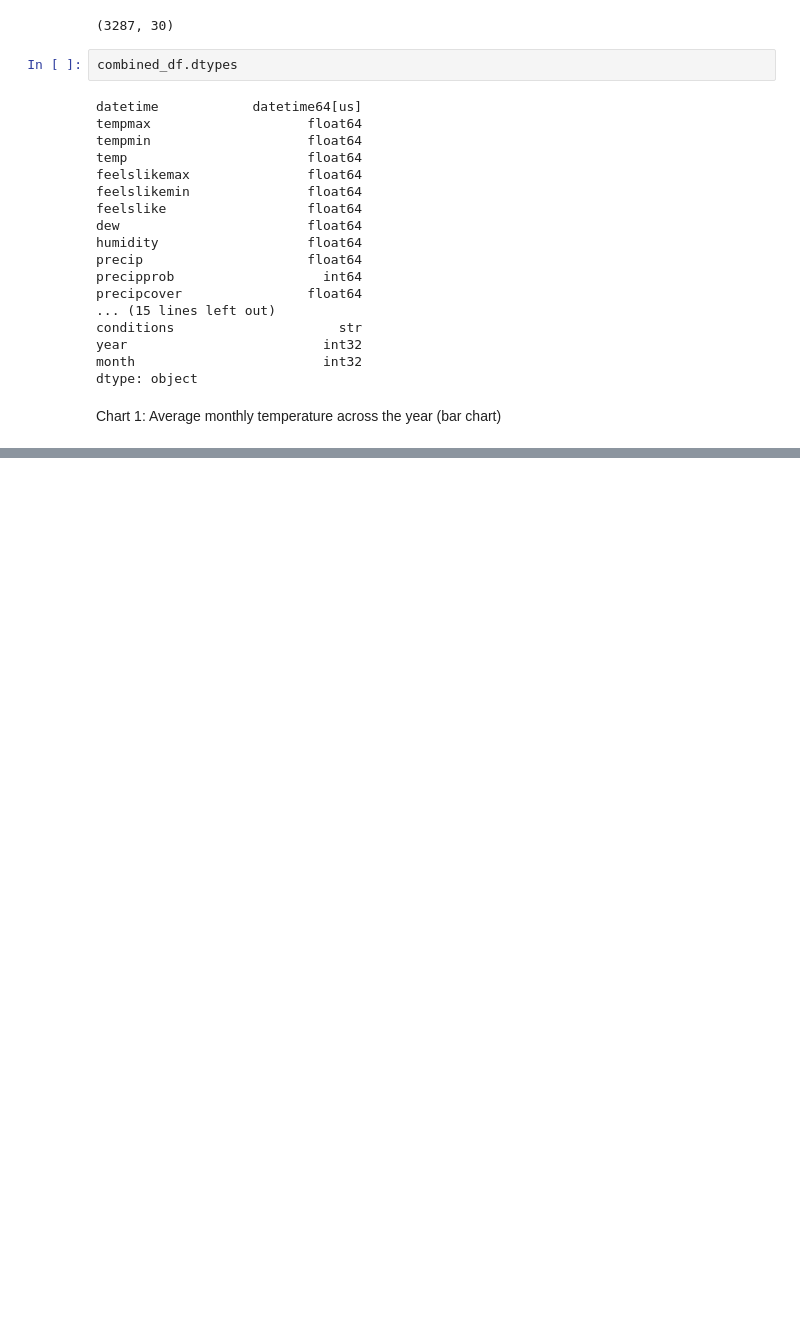
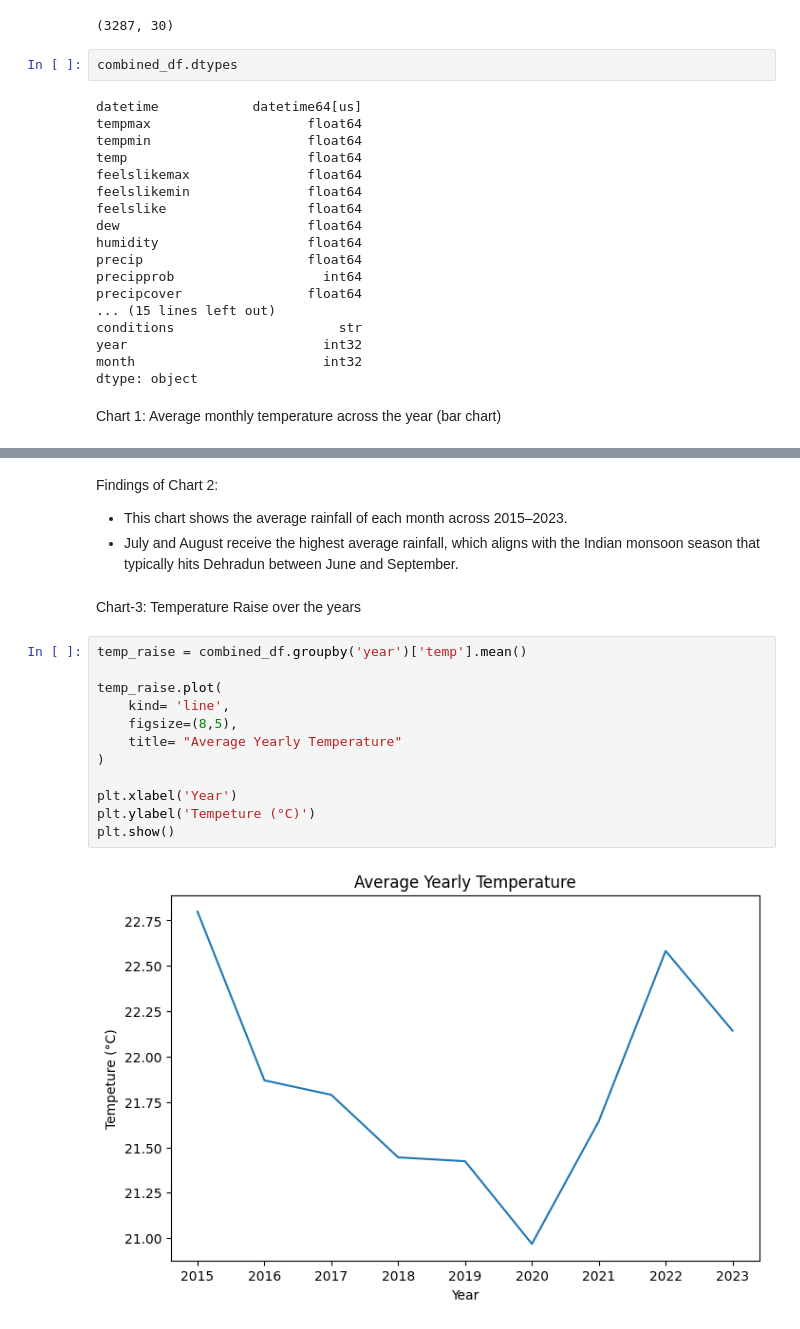
Before and after one commit to AbhayRawat002/dehradun-weather-analysis, a Jupyter notebook: dehradun_weather_eda.ipynb, the cells around one changed output, grey strips where cells are left out. Cells and saved outputs as stored; diff of their text form; blank space fills up the shorter version.

```diff
--- a/dehradun_weather_eda.ipynb
+++ b/dehradun_weather_eda.ipynb
@@ -158,0 +203,20 @@ plt.show()
+# %% [markdown]
+Findings of Chart 2:
+- This chart shows the average rainfall of each month across 2015–2023.
+- July and August receive the highest average rainfall, which aligns with the Indian monsoon season that typically hits Dehradun between June and September.
+# %% [markdown]
+Chart-3: Temperature Raise over the years
+# %%
+temp_raise = combined_df.groupby('year')['temp'].mean()
+
+temp_raise.plot(
+    kind= 'line',
+    figsize=(8,5),
+    title= "Average Yearly Temperature"
+)
+
+plt.xlabel('Year')
+plt.ylabel('Tempeture (°C)')
+plt.show()
+# %% [output]
+[figure, added]
```
Also changed, not shown: parts of 11 cells of this notebook.
